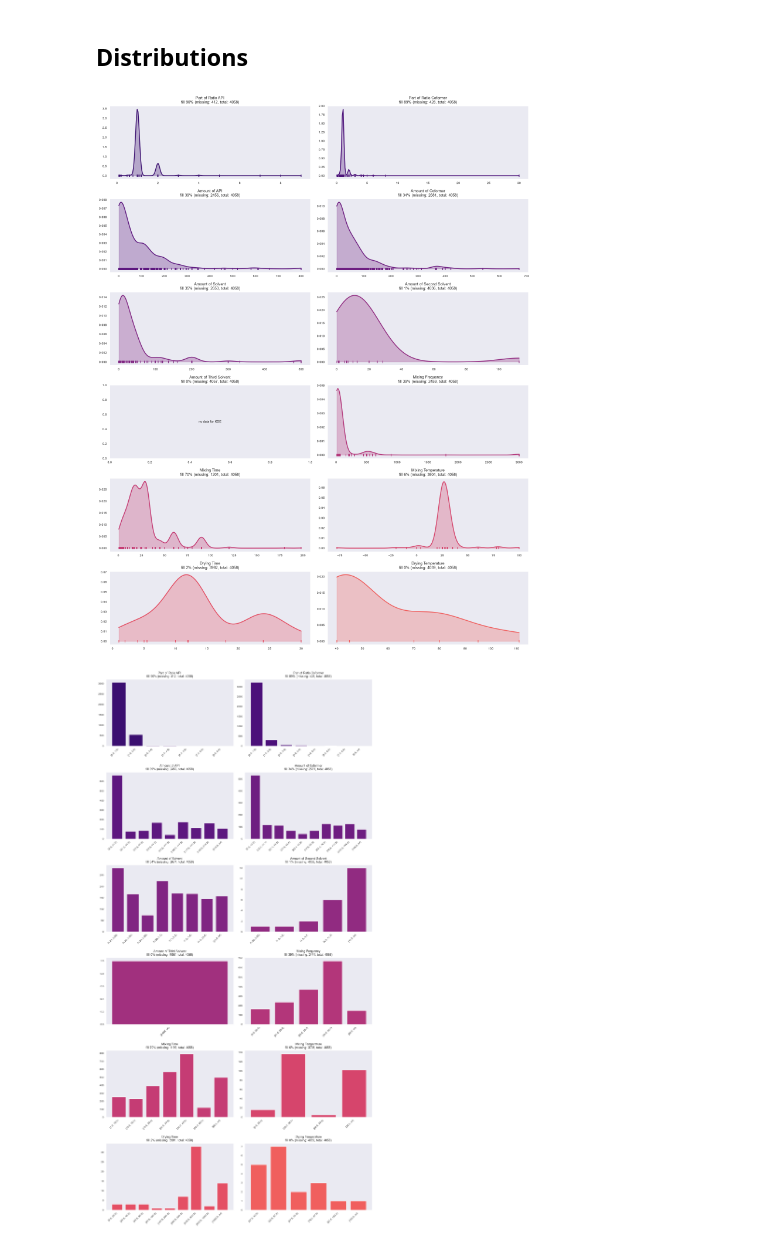
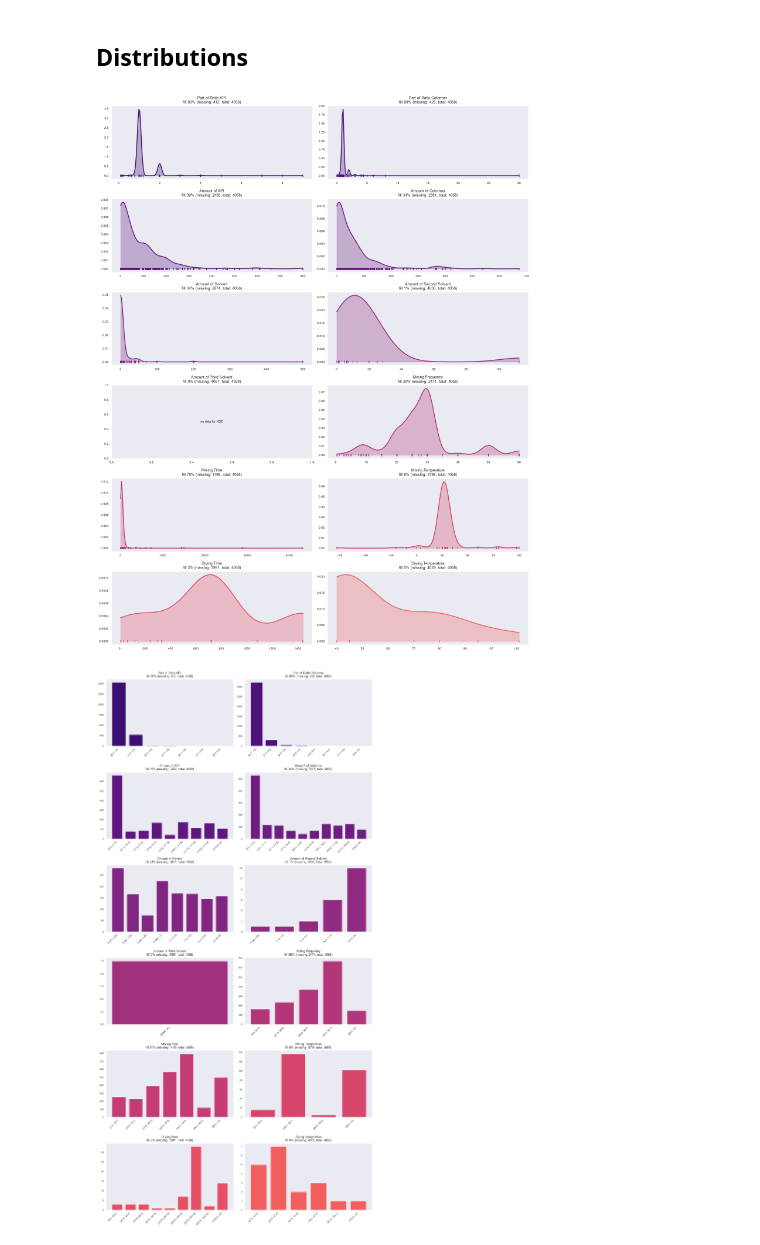
Before and after one commit to Antrall/CoSyn, a Jupyter notebook: notebooks/01_data_preprocessing.ipynb, the cells around one changed output. Saved outputs shown, nothing was run; the diff lists cells and outputs as text; code cells hidden in the pictures.

```diff
--- a/notebooks/01_data_preprocessing.ipynb
+++ b/notebooks/01_data_preprocessing.ipynb
@@ -228,9 +228,9 @@ def plot_kde(df, columns, n_cols=2, subplot_height=3.2):
     fig.tight_layout()
     return fig, axes
 # %%
-fig, axes = plot_kde(df_clean, NUMERIC_COLUMNS)
+fig, axes = plot_kde(preprocessor._stages["after_norm_units"], NUMERIC_COLUMNS)
 # %% [output]
-[figure, old version]
+[figure, new version]
 # %%
 fig, axes = plot_distributions(df_model, NUMERIC_COLUMNS)
 # %% [output]
```
Also changed, not shown: parts of 1 cell of this notebook, 1 other file.
